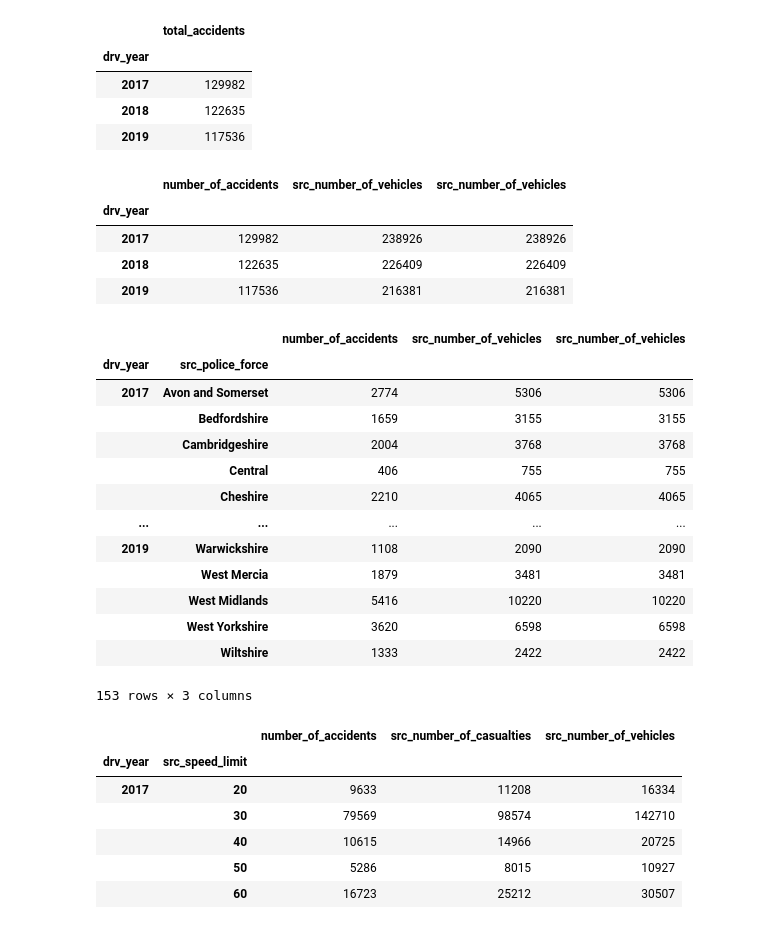
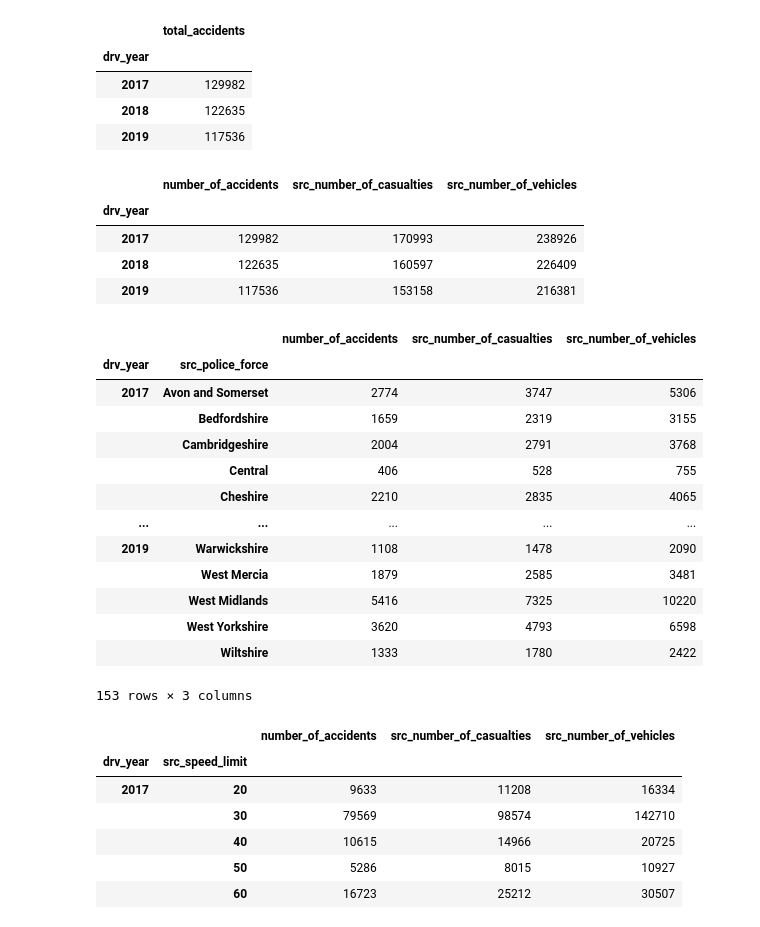
Before and after one commit to opendatablend/opendatablend-py, a Jupyter notebook: examples/open_data_blend_pandas_example.ipynb, the cells around one changed output. Saved outputs shown, nothing was run; the diff lists cells and outputs as text; code cells hidden in the pictures.

```diff
--- a/examples/open_data_blend_pandas_example.ipynb
+++ b/examples/open_data_blend_pandas_example.ipynb
@@ -102,30 +102,30 @@ df_accidents.groupby('drv_year').agg({'drv_year': np.size}).rename(columns={"drv
 df_accidents['number_of_accidents'] = 1
 # %%
 # High-level stats by year
-df_accidents[['drv_year', 'number_of_accidents', 'src_number_of_vehicles', 'src_number_of_vehicles']].groupby(by=['drv_year']).sum()
+df_accidents[['drv_year', 'number_of_accidents', 'src_number_of_casualties', 'src_number_of_vehicles']].groupby(by=['drv_year']).sum().sort_index()
 # %% [output]
-|  | number_of_accidents | src_number_of_vehicles | src_number_of_vehicles |
+|  | number_of_accidents | src_number_of_casualties | src_number_of_vehicles |
 | drv_year |  |  |  |
-| 2017 | 129982 | 238926 | 238926 |
-| 2018 | 122635 | 226409 | 226409 |
-| 2019 | 117536 | 216381 | 216381 |
+| 2017 | 129982 | 170993 | 238926 |
+| 2018 | 122635 | 160597 | 226409 |
+| 2019 | 117536 | 153158 | 216381 |
 # %%
 # High-level stats by year and police force
-df_accidents[['drv_year', 'src_police_force', 'number_of_accidents', 'src_number_of_vehicles', 'src_number_of_vehicles']].groupby(by=['drv_year', 'src_police_force']).sum()
+df_accidents[['drv_year', 'src_police_force', 'number_of_accidents', 'src_number_of_casualties', 'src_number_of_vehicles']].groupby(by=['drv_year', 'src_police_force']).sum().sort_index()
 # %% [output]
-|  |  | number_of_accidents | src_number_of_vehicles | src_number_of_vehicles |
+|  |  | number_of_accidents | src_number_of_casualties | src_number_of_vehicles |
 | drv_year | src_police_force |  |  |  |
-| 2017 | Avon and Somerset | 2774 | 5306 | 5306 |
-|  | Bedfordshire | 1659 | 3155 | 3155 |
-|  | Cambridgeshire | 2004 | 3768 | 3768 |
-|  | Central | 406 | 755 | 755 |
-|  | Cheshire | 2210 | 4065 | 4065 |
+| 2017 | Avon and Somerset | 2774 | 3747 | 5306 |
+|  | Bedfordshire | 1659 | 2319 | 3155 |
+|  | Cambridgeshire | 2004 | 2791 | 3768 |
+|  | Central | 406 | 528 | 755 |
+|  | Cheshire | 2210 | 2835 | 4065 |
 | ... | ... | ... | ... | ... |
-| 2019 | Warwickshire | 1108 | 2090 | 2090 |
-|  | West Mercia | 1879 | 3481 | 3481 |
-|  | West Midlands | 5416 | 10220 | 10220 |
-|  | West Yorkshire | 3620 | 6598 | 6598 |
-|  | Wiltshire | 1333 | 2422 | 2422 |
+| 2019 | Warwickshire | 1108 | 1478 | 2090 |
+|  | West Mercia | 1879 | 2585 | 3481 |
+|  | West Midlands | 5416 | 7325 | 10220 |
+|  | West Yorkshire | 3620 | 4793 | 6598 |
+|  | Wiltshire | 1333 | 1780 | 2422 |
 153 rows × 3 columns
 # %%
 # High-level stats by year and speed limit
```
Also changed, not shown: parts of 2 cells of this notebook, 1 other file.
